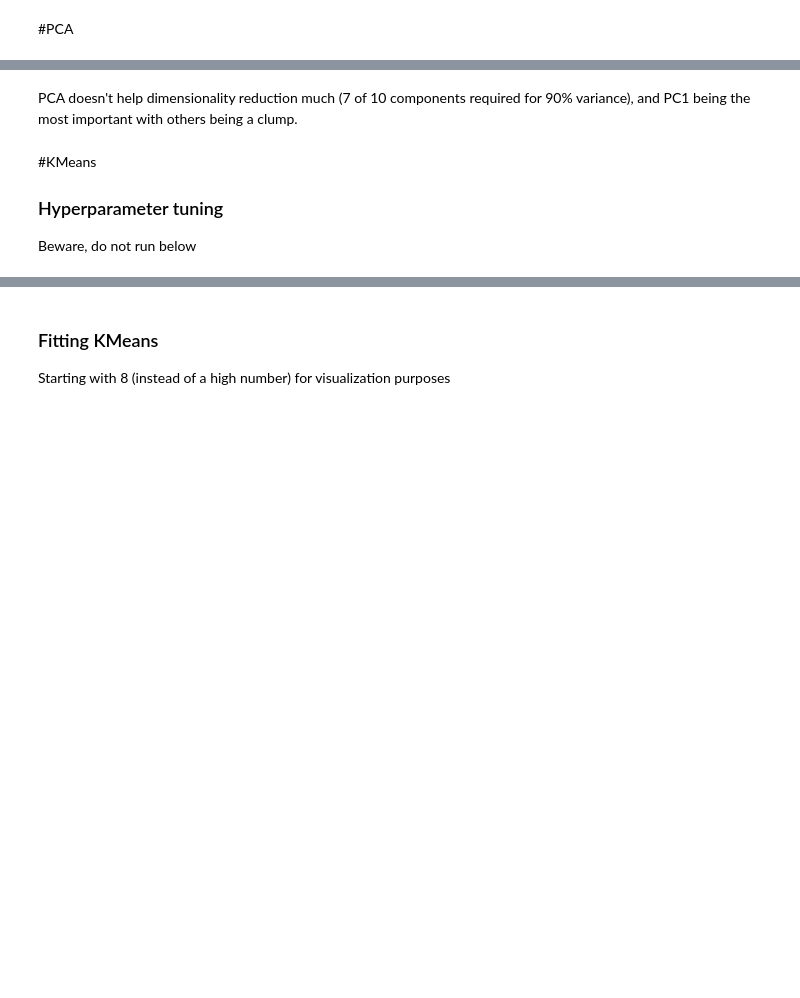
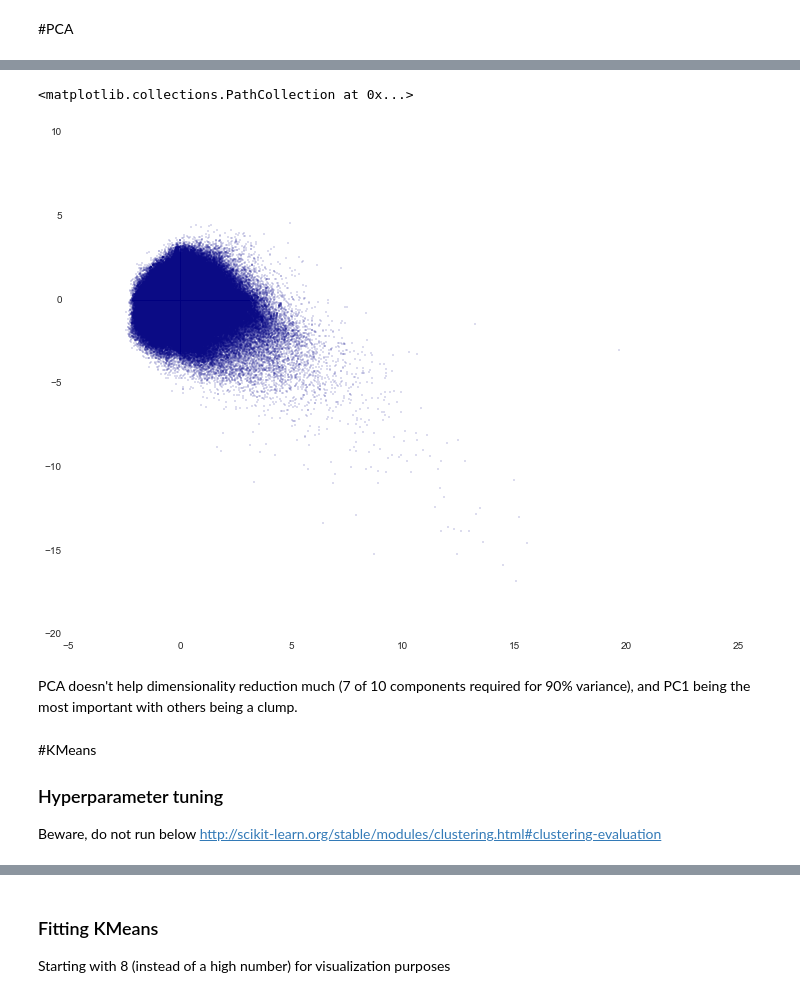
Before and after one commit to selwyth/featurehoods, a Jupyter notebook: 04-enrich.ipynb, the cells around one changed output, grey strips where cells are left out. Drawn from its saved outputs; the diff is of its cells as text; code cells hidden in the pictures; blank space fills up the shorter version.

```diff
--- a/04-enrich.ipynb
+++ b/04-enrich.ipynb
@@ -147,8 +157,16 @@ p
+# %%
+pca2 = PCA(2, whiten=True)
+X_pca2 = pca2.fit_transform(X_pca)
+plt.figure(figsize=(12,9))
+plt.scatter(X_pca2[:,0], X_pca2[:,1], s=2, alpha=.2)
+# %% [output]
+<matplotlib.collections.PathCollection at 0x...>
+[figure, added]
 # %% [markdown]
 PCA doesn't help dimensionality reduction much (7 of 10 components required for 90% variance), and PC1 being the most important with others being a clump.
 # %% [markdown]
 #KMeans
 
 ### Hyperparameter tuning
-Beware, do not run below
+Beware, do not run below http://scikit-learn.org/stable/modules/clustering.html#clustering-evaluation
 # %%
```
Also changed, not shown: parts of 11 cells of this notebook.
